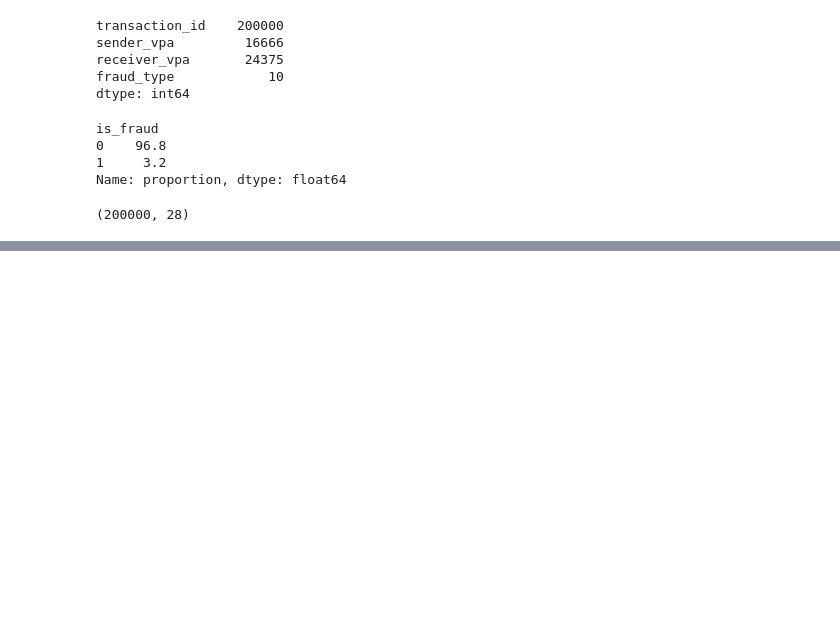
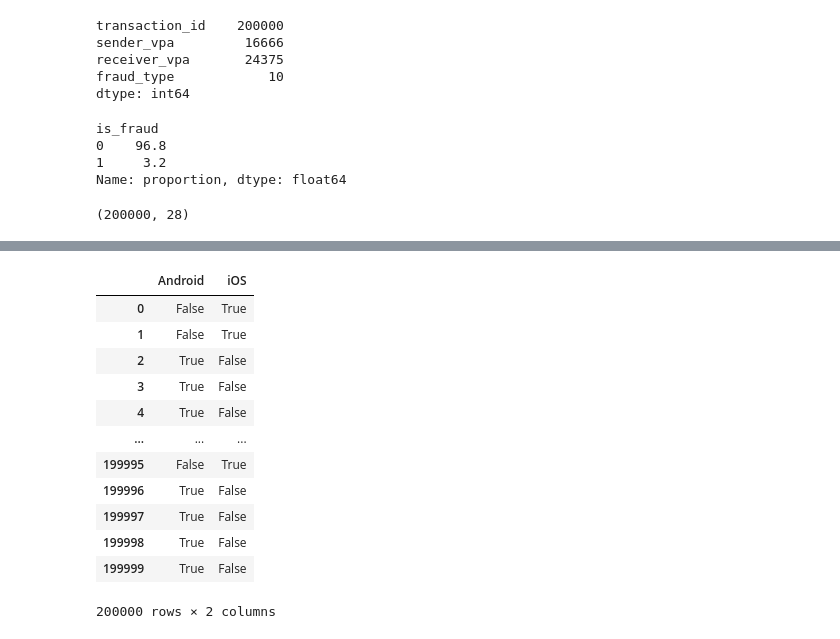
Before and after one commit to mrx000777/upi-fraud-detection, a Jupyter notebook: notebooks/fraud.ipynb, the cells around one changed output, grey strips where cells are left out. Cells and saved outputs as stored; diff of their text form; code cells hidden in the pictures; blank space fills up the shorter version.

```diff
--- a/notebooks/fraud.ipynb
+++ b/notebooks/fraud.ipynb
@@ -511,3 +511,6 @@ df = df.drop(columns=[
 df.shape
 # %% [output]
 (200000, 28)
+# %%
+X = df.drop(columns=["is_fraud"])
+Y = df["is_fraud"]
@@ -513,0 +540,2 @@ df.shape
+# %%
+X["timestamp"] = pd.to_datetime(X["timestamp"])
@@ -513,0 +546,2 @@ df.shape
+# %%
+X["month"] = X["timestamp"].dt.month
@@ -513,0 +557,2 @@ df.shape
+# %%
+X = X.drop(columns=["timestamp"])
@@ -513,0 +586,16 @@ df.shape
+# %%
+pd.get_dummies(X["sender_device_type"])
+# %% [output]
+|  | Android | iOS |
+| 0 | False | True |
+| 1 | False | True |
+| 2 | True | False |
+| 3 | True | False |
+| 4 | True | False |
+| ... | ... | ... |
+| 199995 | False | True |
+| 199996 | True | False |
+| 199997 | True | False |
+| 199998 | True | False |
+| 199999 | True | False |
+200000 rows × 2 columns
```
Also changed, not shown: parts of 61 cells of this notebook, 8 other files.
